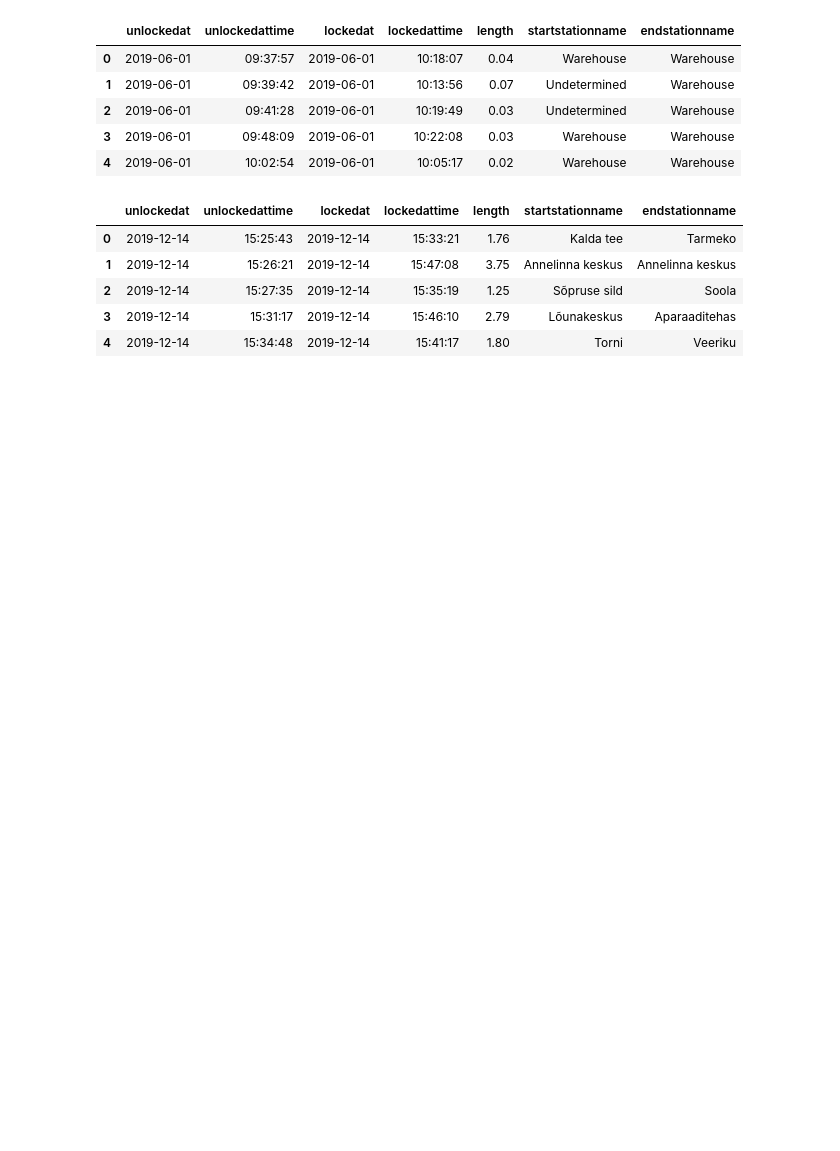
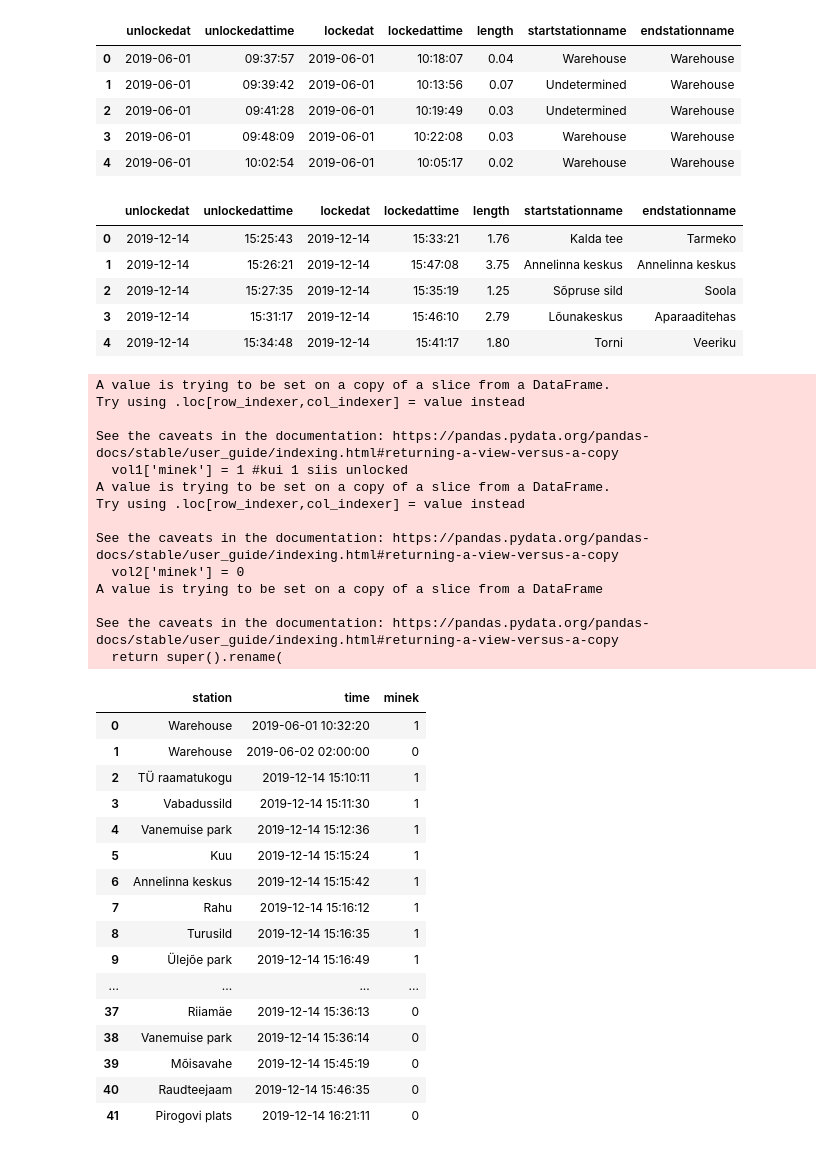
Before and after one commit to 3linameier/IDS2020, a Jupyter notebook: DataExploration.ipynb, the cells around one changed output. Saved outputs shown, nothing was run; the diff lists cells and outputs as text; code cells hidden in the pictures; blank space fills up the shorter version.

```diff
--- a/DataExploration.ipynb
+++ b/DataExploration.ipynb
@@ -23,3 +23,10 @@ data2.head()
 | 2 | 2019-12-14 | 15:27:35 | 2019-12-14 | 15:35:19 | 1.25 | Sõpruse sild | Soola |
 | 3 | 2019-12-14 | 15:31:17 | 2019-12-14 | 15:46:10 | 2.79 | Lõunakeskus | Aparaaditehas |
 | 4 | 2019-12-14 | 15:34:48 | 2019-12-14 | 15:41:17 | 1.80 | Torni | Veeriku |
+# %%
+import matplotlib.pyplot as plt
+import numpy as np
+import pandas as pd
+# you can change the default style of plots - google for more choices
+plt.style.use("ggplot")
+test = pd.read_csv("testike.csv")
@@ -25,0 +39,59 @@ data2.head()
+# %%
+for i, startstationname in enumerate(puhas.startstationname):
+    x = puhas['startstationname'][i]
+    y = puhas['endstationname'][i]
+    z = puhas['length'][i]
+
+    if x == '-- Määramata --':
+        puhas.at[i, 'startstationname'] = 'Undetermined'
+        x = puhas['startstationname'][i]
+    if y == '-- Määramata --':
+        puhas.at[i, 'endstationname'] = 'Undetermined'
+        y = puhas['endstationname'][i]
+    if x == 'Undetermined':
+        if y != 'Undetermined':
+            if z < 0.1:
+                puhas.at[i, 'startstationname'] = y
+# %%
+vol1 = puhas[['startstationname', 'unlocked']]
+vol1['minek'] = 1 #kui 1 siis unlocked
+vol2 = puhas[['endstationname', 'locked']]
+vol2['minek'] = 0
+vol1.rename(columns={'startstationname':'station', 'unlocked':'time'}, inplace=True)
+vol2.rename(columns={'endstationname':'station', 'locked':'time'}, inplace=True)
+result = pd.concat([vol1, vol2])
+sorteeritud = result.sort_values('time')
+sorteeritud = sorteeritud.reset_index(drop=True)
+sorteeritud
+# %% [output]
+A value is trying to be set on a copy of a slice from a DataFrame.
+Try using .loc[row_indexer,col_indexer] = value instead
+
+See the caveats in the documentation: https://pandas.pydata.org/pandas-docs/stable/user_guide/indexing.html#returning-a-view-versus-a-copy
+  vol1['minek'] = 1 #kui 1 siis unlocked
+A value is trying to be set on a copy of a slice from a DataFrame.
+Try using .loc[row_indexer,col_indexer] = value instead
+
+See the caveats in the documentation: https://pandas.pydata.org/pandas-docs/stable/user_guide/indexing.html#returning-a-view-versus-a-copy
+  vol2['minek'] = 0
+A value is trying to be set on a copy of a slice from a DataFrame
+
+See the caveats in the documentation: https://pandas.pydata.org/pandas-docs/stable/user_guide/indexing.html#returning-a-view-versus-a-copy
+  return super().rename(
+|  | station | time | minek |
+| 0 | Warehouse | 2019-06-01 10:32:20 | 1 |
+| 1 | Warehouse | 2019-06-02 02:00:00 | 0 |
+| 2 | TÜ raamatukogu | 2019-12-14 15:10:11 | 1 |
+| 3 | Vabadussild | 2019-12-14 15:11:30 | 1 |
+| 4 | Vanemuise park | 2019-12-14 15:12:36 | 1 |
+| 5 | Kuu | 2019-12-14 15:15:24 | 1 |
+| 6 | Annelinna keskus | 2019-12-14 15:15:42 | 1 |
+| 7 | Rahu | 2019-12-14 15:16:12 | 1 |
+| 8 | Turusild | 2019-12-14 15:16:35 | 1 |
+| 9 | Ülejõe park | 2019-12-14 15:16:49 | 1 |
+| ... | ... | ... | ... |
+| 37 | Riiamäe | 2019-12-14 15:36:13 | 0 |
+| 38 | Vanemuise park | 2019-12-14 15:36:14 | 0 |
+| 39 | Mõisavahe | 2019-12-14 15:45:19 | 0 |
+| 40 | Raudteejaam | 2019-12-14 15:46:35 | 0 |
+| 41 | Pirogovi plats | 2019-12-14 16:21:11 | 0 |
```
Also changed, not shown: parts of 6 cells of this notebook, 4 other files.
